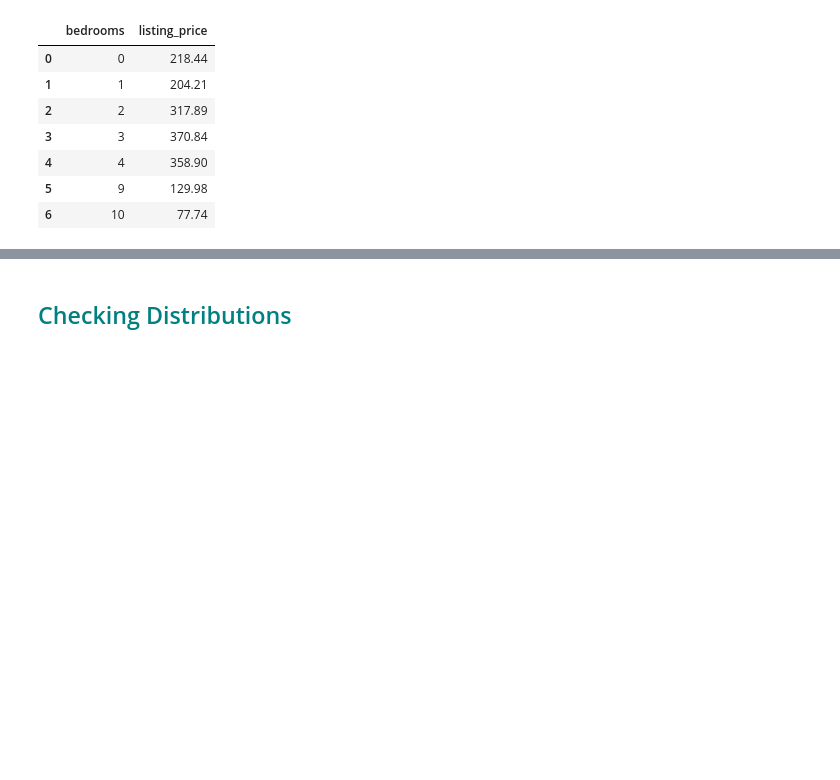
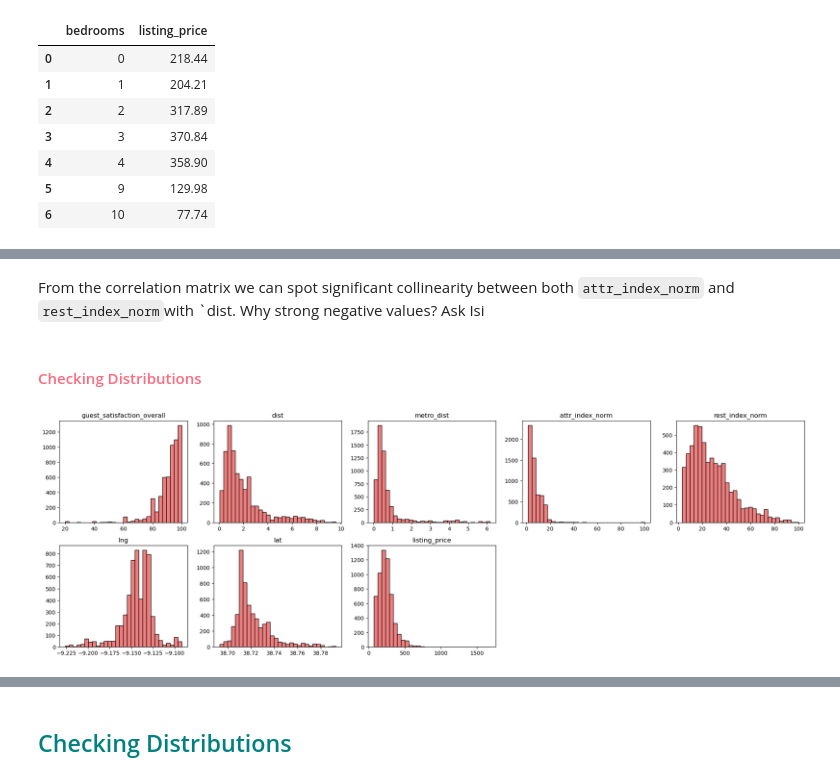
Before and after one commit to GGranja12/Airbnb-Lisbon-Data-overview, a Jupyter notebook: Airbnb_Lisbon.ipynb, the cells around one changed output, grey strips where cells are left out. Cells and saved outputs as stored; diff of their text form; code cells hidden in the pictures; blank space fills up the shorter version.

```diff
--- a/Airbnb_Lisbon.ipynb
+++ b/Airbnb_Lisbon.ipynb
@@ -471,0 +554,26 @@ round(airbnb_lisbon.groupby("bedrooms")["listing_price"].mean().reset_index(), 2
+# %% [markdown]
+From the correlation matrix we can spot significant collinearity between both `attr_index_norm` and `rest_index_norm`with `dist. Why strong negative values? Ask Isi
+# %% [markdown]
+<h4 style="color: #FF6B81;">Checking Distributions </h4>
+# %%
+color = '#F08080'
+
+# grid size
+nrows, ncols = 5, 5  # adjust for your number of features
+
+fig, axes = plt.subplots(nrows=nrows, ncols=ncols, figsize=(20, 16))
+
+axes = axes.flatten()
+
+# Plot each numerical feature
+for i, ax in enumerate(axes):
+    if i >= len(df_num.columns):
+        ax.set_visible(False)  # hide unesed plots
+        continue
+    ax.hist(df_num.iloc[:, i], bins=30, color=color, edgecolor='black')
+    ax.set_title(df_num.columns[i])
+
+plt.tight_layout()
+plt.show()
+# %% [output]
+[figure, added]
```
Also changed, not shown: parts of 23 cells of this notebook.
